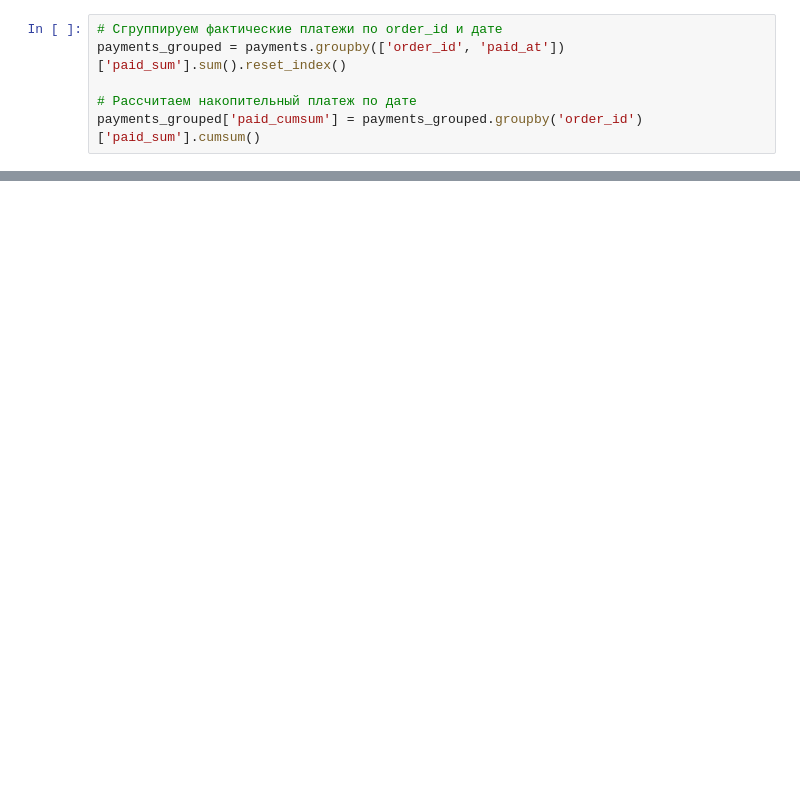
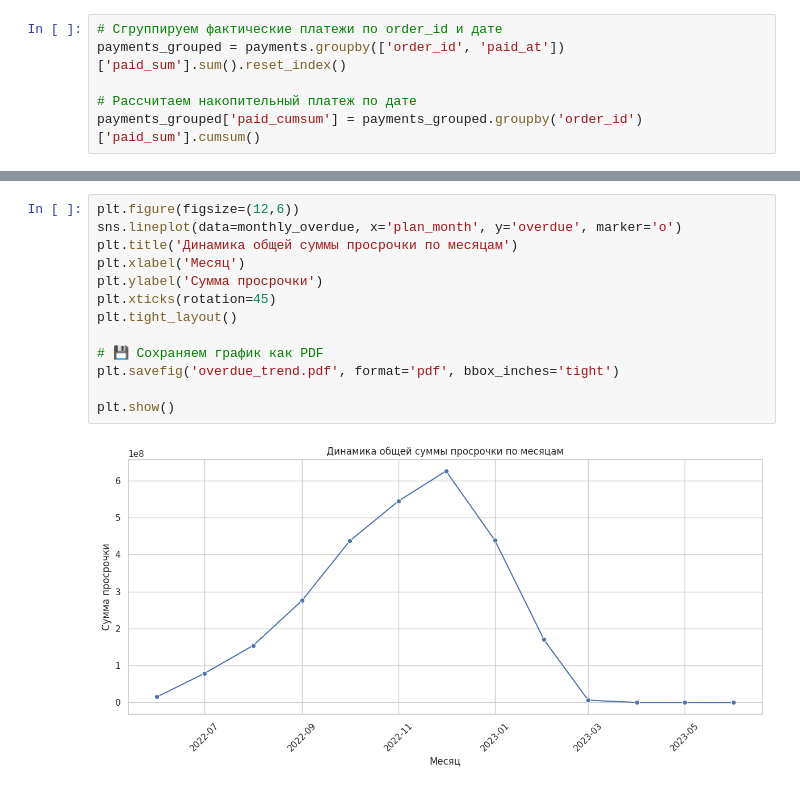
Before and after one commit to bnazarkul/analytics-test, a Jupyter notebook: credit_overdue_analysis.ipynb, the cells around one changed output, grey strips where cells are left out. Cells and saved outputs as stored; diff of their text form; blank space fills up the shorter version.

```diff
--- a/credit_overdue_analysis.ipynb
+++ b/credit_overdue_analysis.ipynb
@@ -56,3 +76,18 @@ plt.show()
 График показывает, как менялась сумма просрочек по плановым платежам во времени. На основе этой динамики можно сделать вывод о том, растёт ли задолженность клиентов или снижается.
 
 Обрати внимание на пики — они могут быть вызваны как реальными ухудшениями поведения клиентов, так и сбоями в платежах, которые стоит проанализировать отдельно.
+# %%
+plt.figure(figsize=(12,6))
+sns.lineplot(data=monthly_overdue, x='plan_month', y='overdue', marker='o')
+plt.title('Динамика общей суммы просрочки по месяцам')
+plt.xlabel('Месяц')
+plt.ylabel('Сумма просрочки')
+plt.xticks(rotation=45)
+plt.tight_layout()
+
+# 💾 Сохраняем график как PDF
+plt.savefig('overdue_trend.pdf', format='pdf', bbox_inches='tight')
+
+plt.show()
+# %% [output]
+[figure, added]
```
Also changed, not shown: parts of 5 cells of this notebook.
